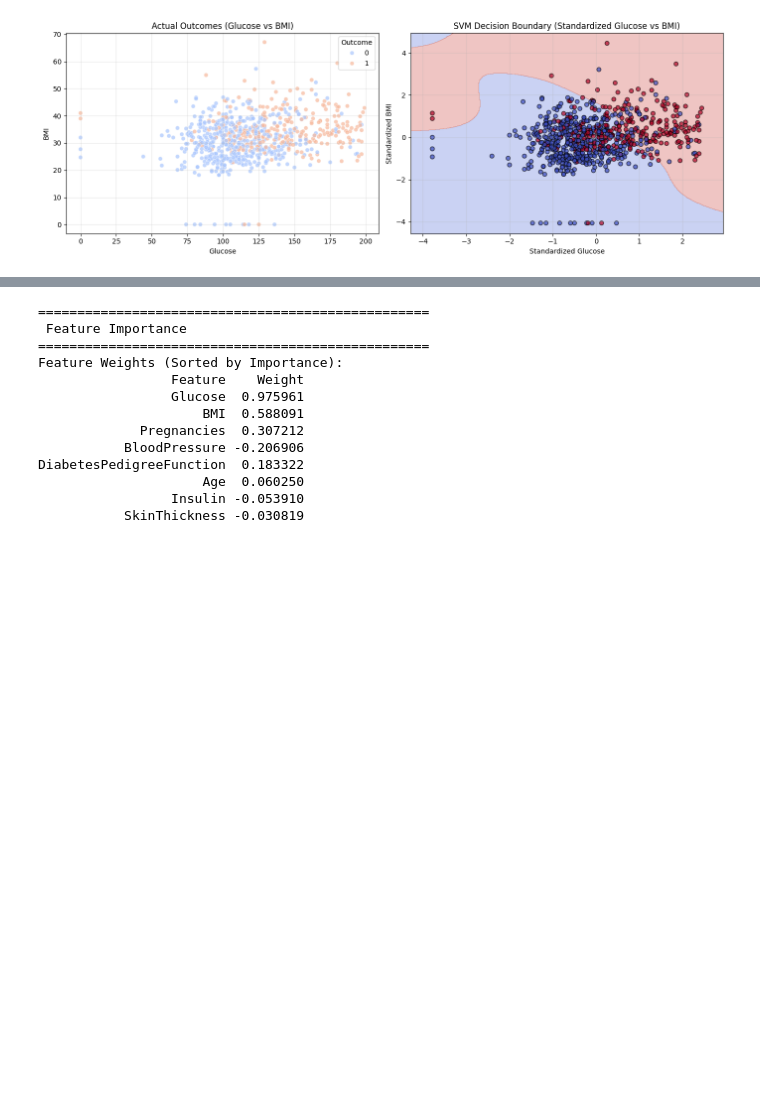
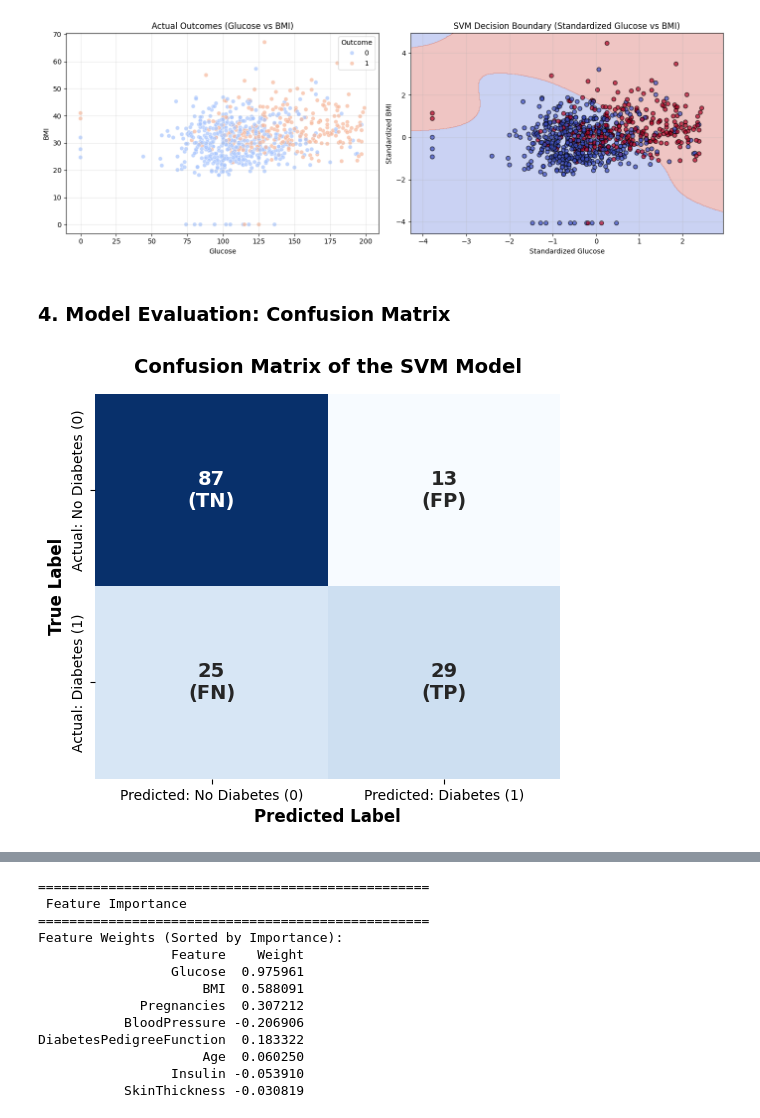
Before and after one commit to zouhiraghenaim/Supervised-Learning-Algorithms, a Jupyter notebook: TP4_Support_Vector_Machines/TP04_02_SVM_using_Multiple_Features.ipynb, the cells around one changed output, grey strips where cells are left out. Drawn from its saved outputs; the diff is of its cells as text; code cells hidden in the pictures; blank space fills up the shorter version.

```diff
--- a/TP4_Support_Vector_Machines/TP04_02_SVM_using_Multiple_Features.ipynb
+++ b/TP4_Support_Vector_Machines/TP04_02_SVM_using_Multiple_Features.ipynb
@@ -54,12 +33,9 @@ print(df.head())
 # Use a verified working raw GitHub URL for the Pima Indians Diabetes dataset
 working_url = 'https://raw.githubusercontent.com/jbrownlee/Datasets/master/pima-indians-diabetes.data.csv'
 
-# The dataset has no headers originally, so we define them
 column_names = ['Pregnancies', 'Glucose', 'BloodPressure', 'SkinThickness', 'Insulin', 'BMI', 'DiabetesPedigreeFunction', 'Age', 'Outcome']
 
-# Load the dataset from the working URL
-df_1 = pd.read_csv(working_url, names=column_names)
-
-print("Dataset successfully loaded from working URL!")
+# Load the dataset from  URL
+df = pd.read_csv(working_url, names=column_names)
 display(df.head())
 # %% [output]
@@ -185,3 +172,38 @@ plt.tight_layout()
 plt.show()
 # %% [output]
 [figure]
+# %% [markdown]
+### **4. Model Evaluation: Confusion Matrix**
+# %%
+import seaborn as sns
+import matplotlib.pyplot as plt
+from sklearn.metrics import confusion_matrix
+import numpy as np
+
+# 1. Calculate the confusion matrix
+cm = confusion_matrix(y_test, y_pred)
+
+# 2. Define the abbreviations matrix
+# TN: True Negative (Healthy and predicted Healthy)
+# FP: False Positive (Healthy and predicted Diabetic)
+# FN: False Negative (Diabetic and predicted Healthy)
+# TP: True Positive (Diabetic and predicted Diabetic)
+labels = np.array([['TN', 'FP'],
+                   ['FN', 'TP']])
+
+# 3. Create custom annotations by combining the number and the abbreviation
+annot_labels = np.array([[f"{cm[i, j]}\n({labels[i, j]})" for j in range(2)] for i in range(2)])
+
+# 4. Plot the custom heatmap
+plt.figure(figsize=(6, 5))
+sns.heatmap(cm, annot=annot_labels, fmt='', cmap='Blues', cbar=False,
+            xticklabels=['Predicted: No Diabetes (0)', 'Predicted: Diabetes (1)'],
+            yticklabels=['Actual: No Diabetes (0)', 'Actual: Diabetes (1)'],
+            annot_kws={"size": 14, "weight": "bold"}) # Make text larger and bold
+
+plt.xlabel('Predicted Label', fontsize=12, fontweight='bold')
+plt.ylabel('True Label', fontsize=12, fontweight='bold')
+plt.title('Confusion Matrix of the SVM Model', fontsize=14, fontweight='bold', pad=15)
+plt.show()
+# %% [output]
+[figure, added]
```
Also changed, not shown: parts of 10 cells of this notebook.
